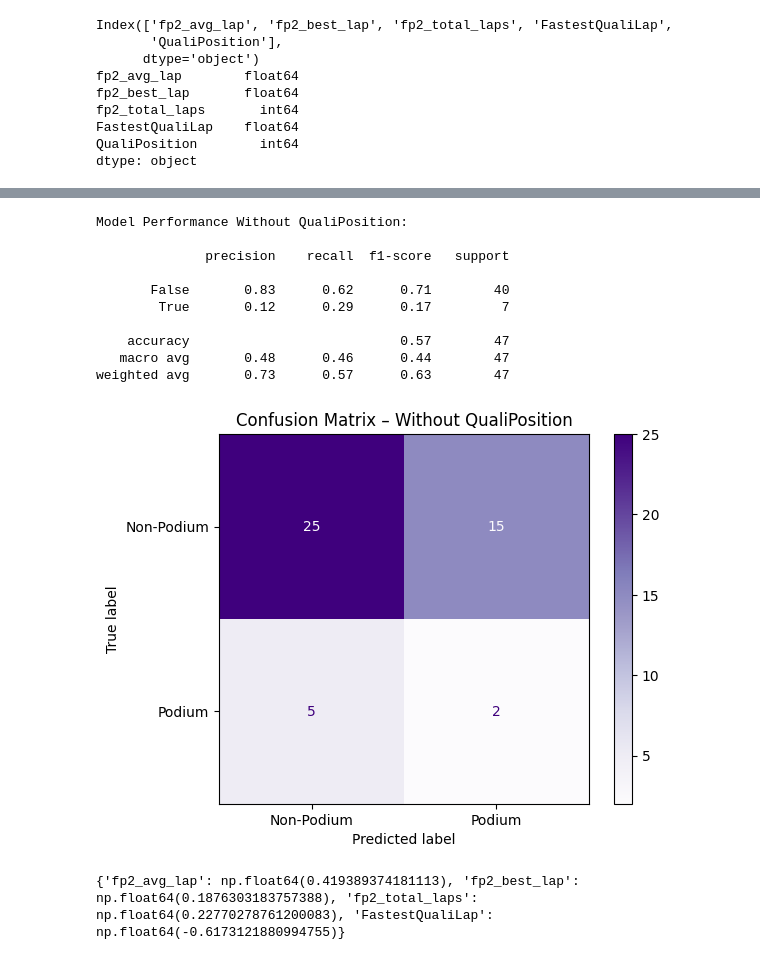
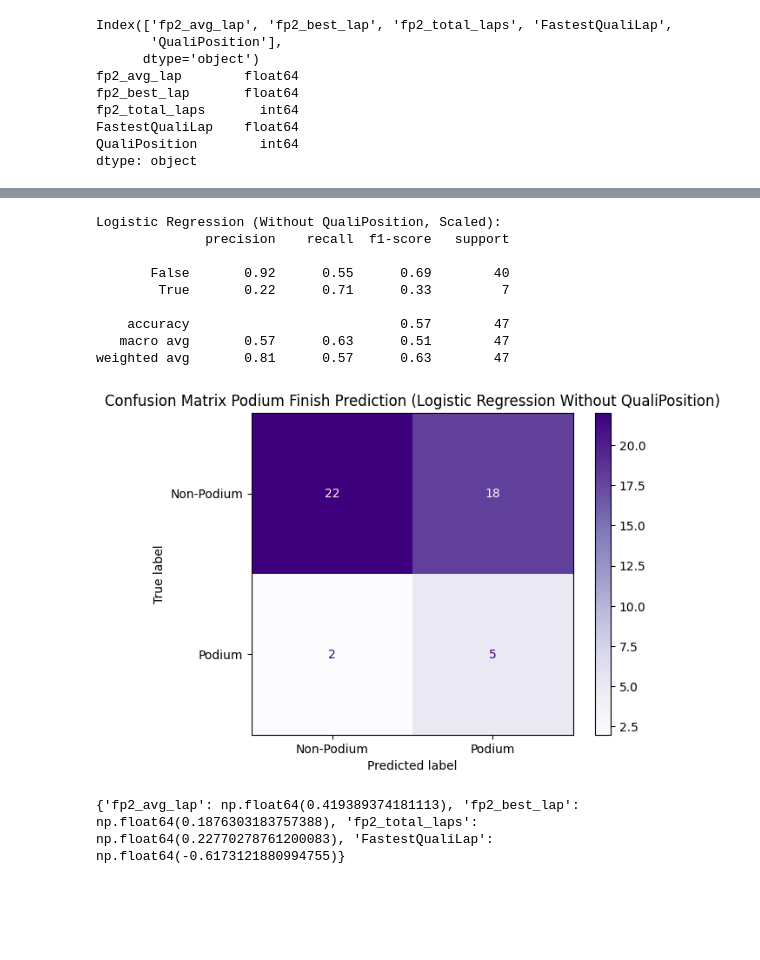
Before and after one commit to ipolishc22/f1-podium-predictor, a Jupyter notebook: notebooks/modeling.ipynb, the cells around one changed output, grey strips where cells are left out. Cells and saved outputs as stored; diff of their text form; code cells hidden in the pictures; blank space fills up the shorter version.

```diff
--- a/notebooks/modeling.ipynb
+++ b/notebooks/modeling.ipynb
@@ -130,36 +135,36 @@ weighted avg       0.92      0.91      0.90        47
 # %%
+# scaled logistic regression with no quali position data
 X_dropped = X.drop(columns=["QualiPosition"])
+X_train, X_test, y_train, y_test = train_test_split(X_dropped, y, stratify=y, random_state=22, test_size=0.2)
 
-X_train, X_test, y_train, y_test = train_test_split(
-    X_dropped, y, test_size=0.2, random_state=22, stratify=y
-)
+scaler = StandardScaler()
+X_train_scaled = scaler.fit_transform(X_train)
+X_test_scaled = scaler.transform(X_test)
 
 log_model_dropped = LogisticRegression(class_weight='balanced', random_state=22)
-log_model_dropped.fit(X_train, y_train)
+log_model_dropped.fit(X_train_scaled, y_train)
+y_pred_dropped = log_model_dropped.predict(X_test_scaled)
 
-y_pred_dropped = log_model_dropped.predict(X_test)
-
-print("Model Performance Without QualiPosition:\n")
+print("Logistic Regression (Without QualiPosition, Scaled):")
 print(classification_report(y_test, y_pred_dropped))
 
 ConfusionMatrixDisplay.from_predictions(
     y_test, y_pred_dropped,
     display_labels=['Non-Podium', 'Podium'],
     cmap='Purples',
     xticks_rotation=0
 )
-plt.title("Confusion Matrix – Without QualiPosition")
+plt.title("Confusion Matrix Podium Finish Prediction (Logistic Regression Without QualiPosition)")
 plt.grid(False)
 plt.show()
 # %% [output]
-Model Performance Without QualiPosition:
-
+Logistic Regression (Without QualiPosition, Scaled):
               precision    recall  f1-score   support
 
-       False       0.83      0.62      0.71        40
-        True       0.12      0.29      0.17         7
+       False       0.92      0.55      0.69        40
+        True       0.22      0.71      0.33         7
 
     accuracy                           0.57        47
-   macro avg       0.48      0.46      0.44        47
-weighted avg       0.73      0.57      0.63        47
+   macro avg       0.57      0.63      0.51        47
+weighted avg       0.81      0.57      0.63        47
-[figure, old version]
+[figure, new version]
```
Also changed, not shown: parts of 5 cells of this notebook.
